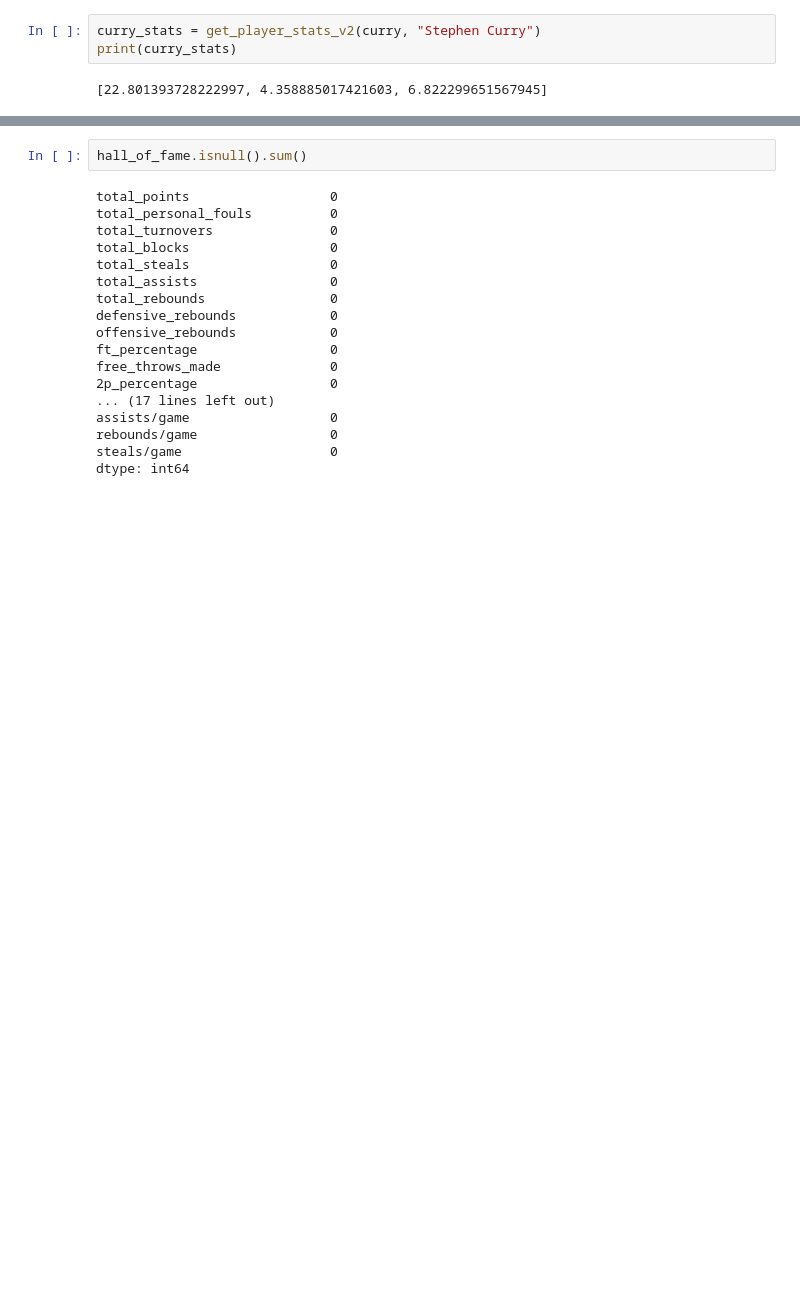
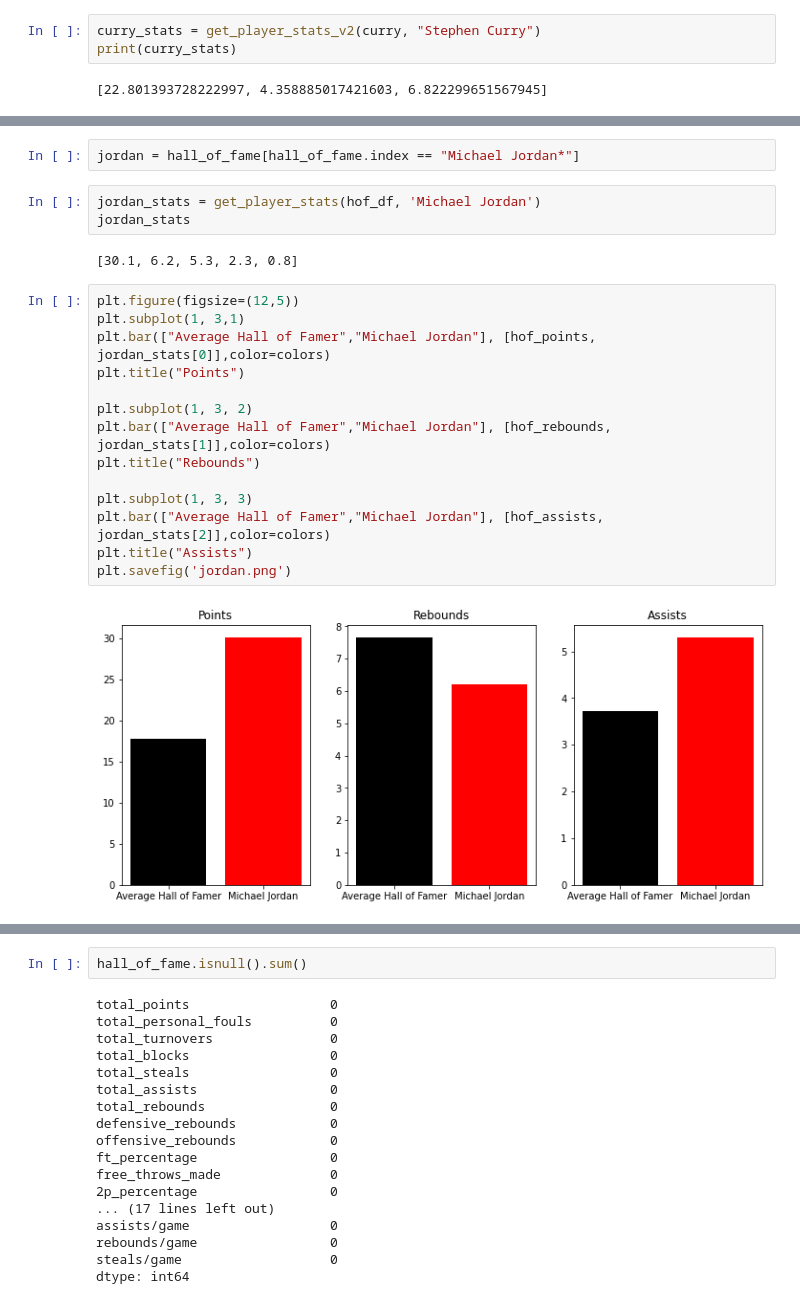
Before and after one commit to haydenj8/NBA_Project3, a Jupyter notebook: Graphs.ipynb, the cells around one changed output, grey strips where cells are left out. Saved outputs shown, nothing was run; the diff lists cells and outputs as text; blank space fills up the shorter version.

```diff
--- a/Graphs.ipynb
+++ b/Graphs.ipynb
@@ -909 +909,24 @@ Text(0.5, 1.0, 'Assists')
 [figure]
+# %%
+jordan = hall_of_fame[hall_of_fame.index == "Michael Jordan*"]
+# %%
+jordan_stats = get_player_stats(hof_df, 'Michael Jordan')
+jordan_stats
+# %% [output]
+[30.1, 6.2, 5.3, 2.3, 0.8]
+# %%
+plt.figure(figsize=(12,5))
+plt.subplot(1, 3,1)
+plt.bar(["Average Hall of Famer","Michael Jordan"], [hof_points, jordan_stats[0]],color=colors)
+plt.title("Points")
+
+plt.subplot(1, 3, 2)
+plt.bar(["Average Hall of Famer","Michael Jordan"], [hof_rebounds, jordan_stats[1]],color=colors)
+plt.title("Rebounds")
+
+plt.subplot(1, 3, 3)
+plt.bar(["Average Hall of Famer","Michael Jordan"], [hof_assists, jordan_stats[2]],color=colors)
+plt.title("Assists")
+plt.savefig('jordan.png')
+# %% [output]
+[figure, added]
```
Also changed, not shown: parts of 3 cells of this notebook, 4 other files.
